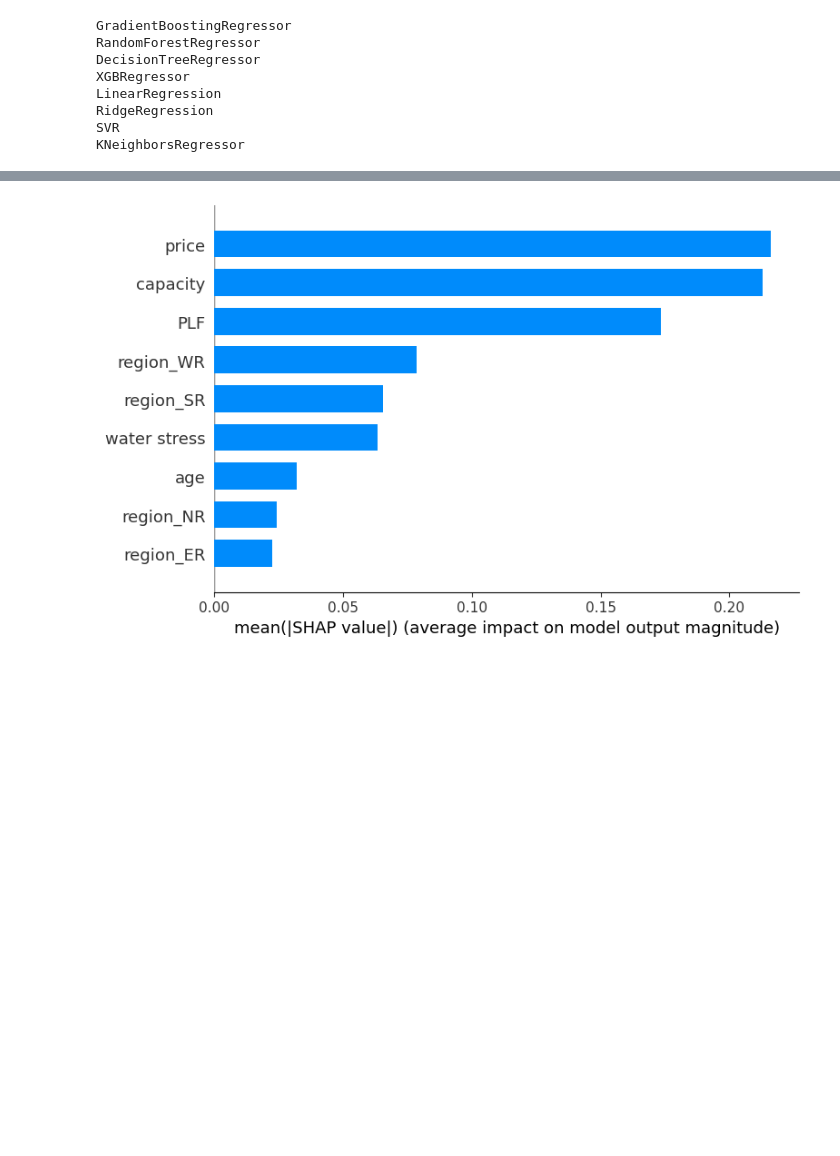
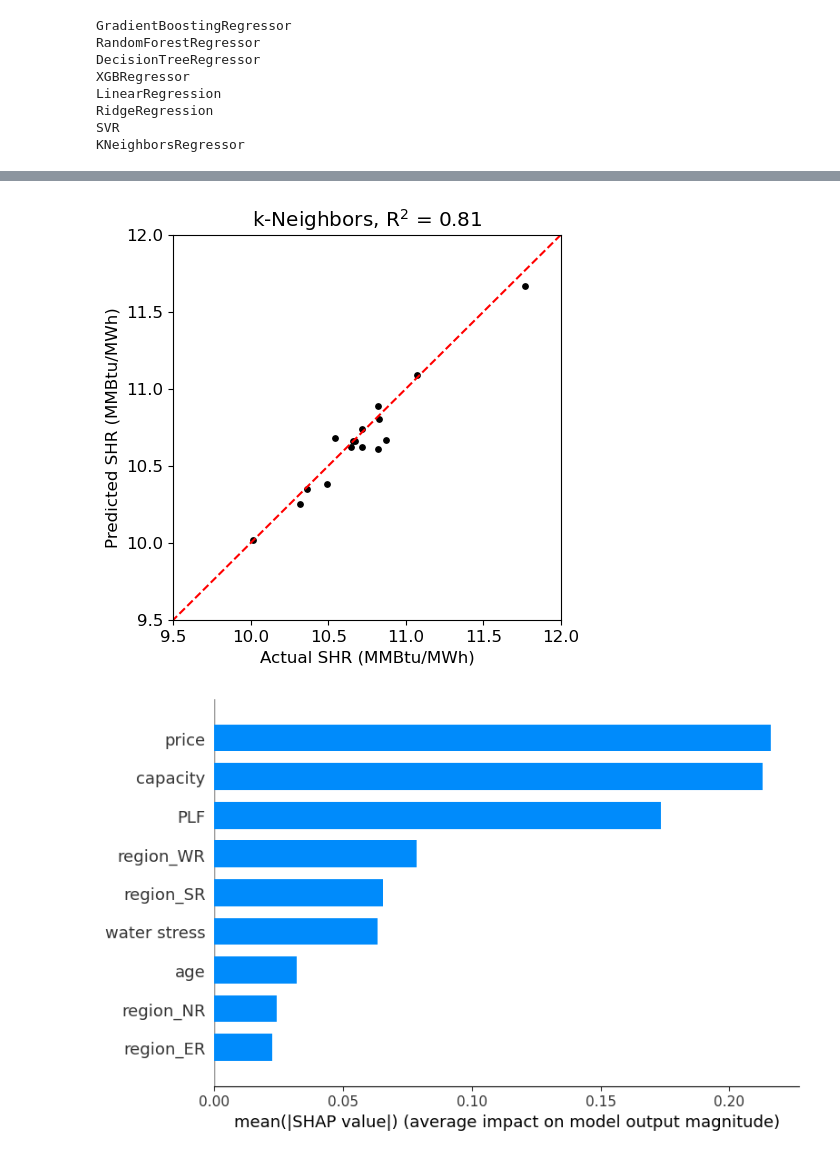
Before and after one commit to yifueve/India_SHR_dataset, a Jupyter notebook: run_models_supercritical.ipynb, the cells around one changed output, grey strips where cells are left out. Saved outputs shown, nothing was run; the diff lists cells and outputs as text; code cells hidden in the pictures; blank space fills up the shorter version.

```diff
--- a/run_models_supercritical.ipynb
+++ b/run_models_supercritical.ipynb
@@ -165,3 +165,19 @@ plt.savefig('ML_training_plots/Model_comparison_R2_super.png', bbox_inches='tigh
+# %%
+
+good_models['KNeighborsRegressor'].fit(X_train, y_train)
+prediction = good_models['KNeighborsRegressor'].predict(X_test)
+
+plt.figure(figsize=(5, 5))
+plt.scatter(prediction, y_test, s=15, color='black')
+plt.plot([9, 12], [9, 12], linestyle='--', color='red')
+plt.xlabel('Actual SHR (MMBtu/MWh)')
+plt.ylabel('Predicted SHR (MMBtu/MWh)')
+plt.title('k-Neighbors, '+'R$^2$ = '+str(np.round(max([res_mean[name]['test_mean_r2'] for name in res_mean]), 2)))
+plt.xlim([9.5, 12])
+plt.ylim([9.5, 12])
+plt.savefig('Parity_plots_supercritical.png', bbox_inches='tight')
+# %% [output]
+[figure, added]
 # %%
 import shap
 idx = 1
```
Also changed, not shown: parts of 5 cells of this notebook, 3 other files.
